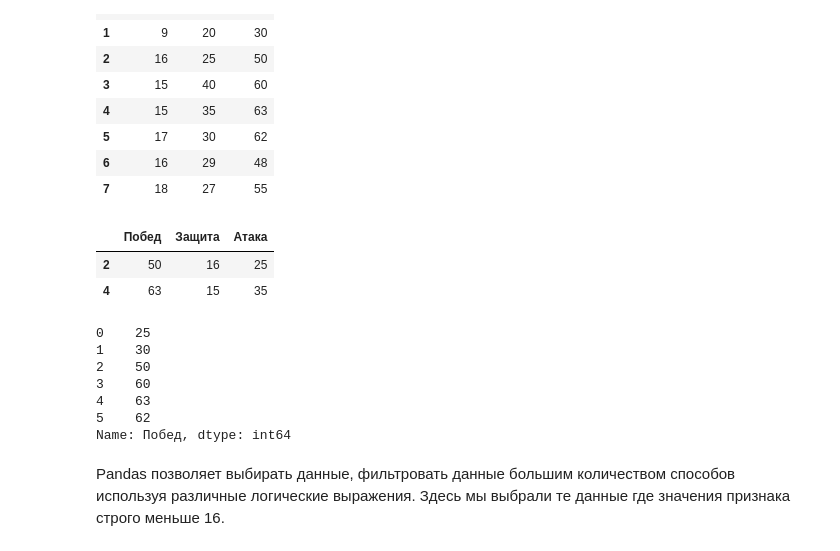
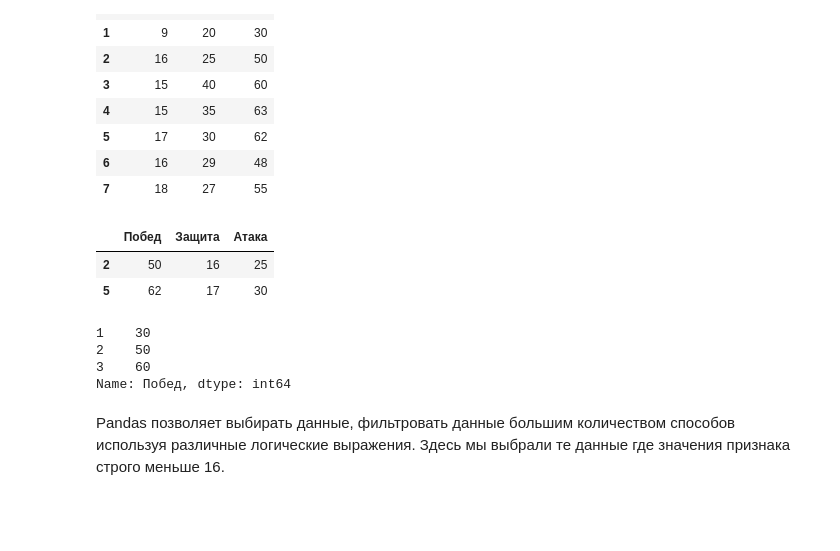
Before and after one commit to vn322/Synergy_DBM_301_CS, a Jupyter notebook: Pandas.ipynb, the cells around one changed output. Drawn from its saved outputs; the diff is of its cells as text; code cells hidden in the pictures; blank space fills up the shorter version.

```diff
--- a/Pandas.ipynb
+++ b/Pandas.ipynb
@@ -462,20 +507,17 @@ df
 | 6 | 16 | 29 | 48 |
 | 7 | 18 | 27 | 55 |
 # %%
-df.iloc[[2, 4], [2, 0, 1]]
+df.iloc[[2, 5], [2, 0, 1]]
 # %% [output]
 |  | Побед | Защита | Атака |
 | 2 | 50 | 16 | 25 |
-| 4 | 63 | 15 | 35 |
+| 5 | 62 | 17 | 30 |
 # %%
-df.loc[:5, 'Побед']
+df.loc[1:3, 'Побед']
 # %% [output]
-0    25
 1    30
 2    50
 3    60
-4    63
-5    62
 Name: Побед, dtype: int64
 # %% [markdown]
 Pandas позволяет выбирать данные, фильтровать данные большим количеством способов используя различные логические выражения. Здесь мы выбрали те данные где значения признака строго меньше 16.
```
Also changed, not shown: parts of 17 cells of this notebook.
